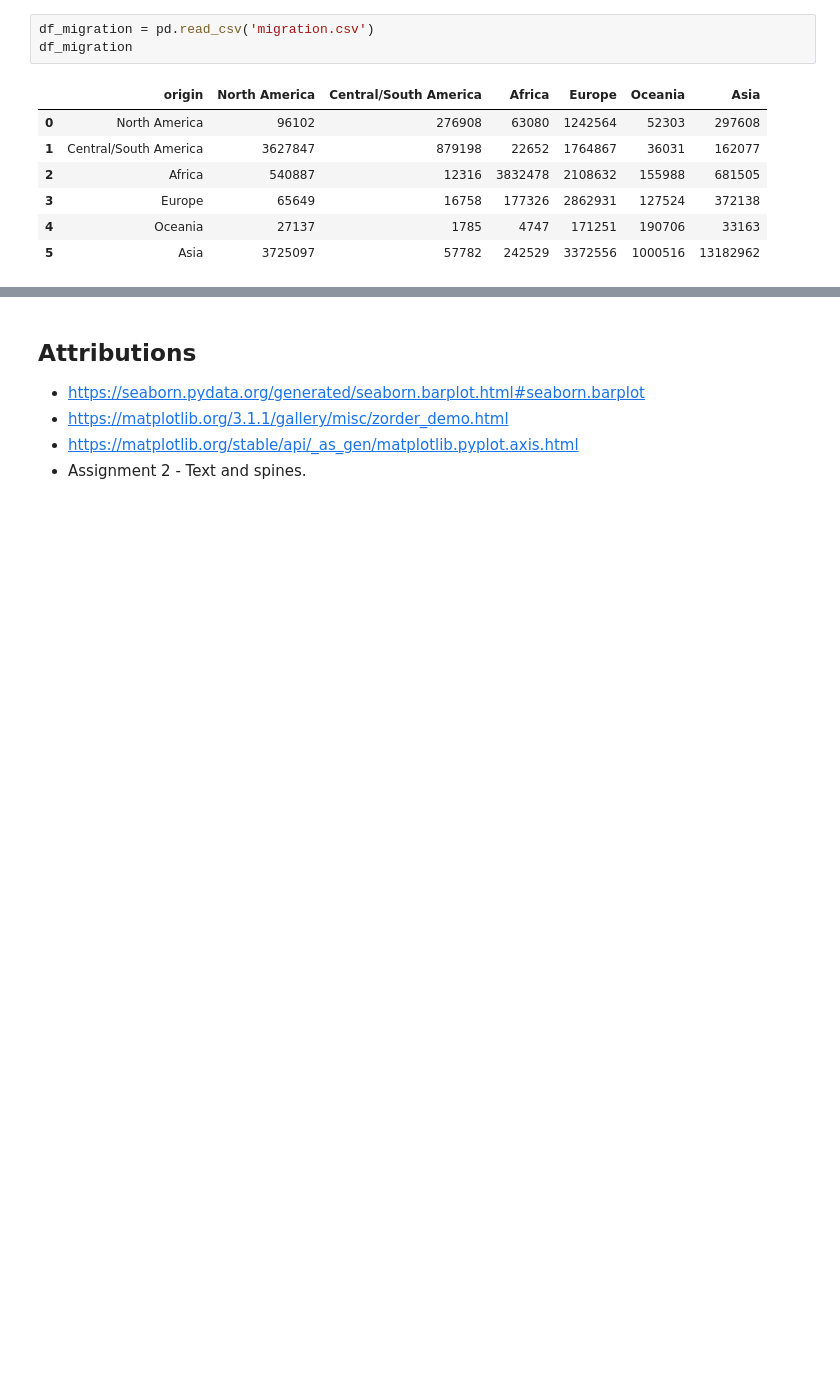
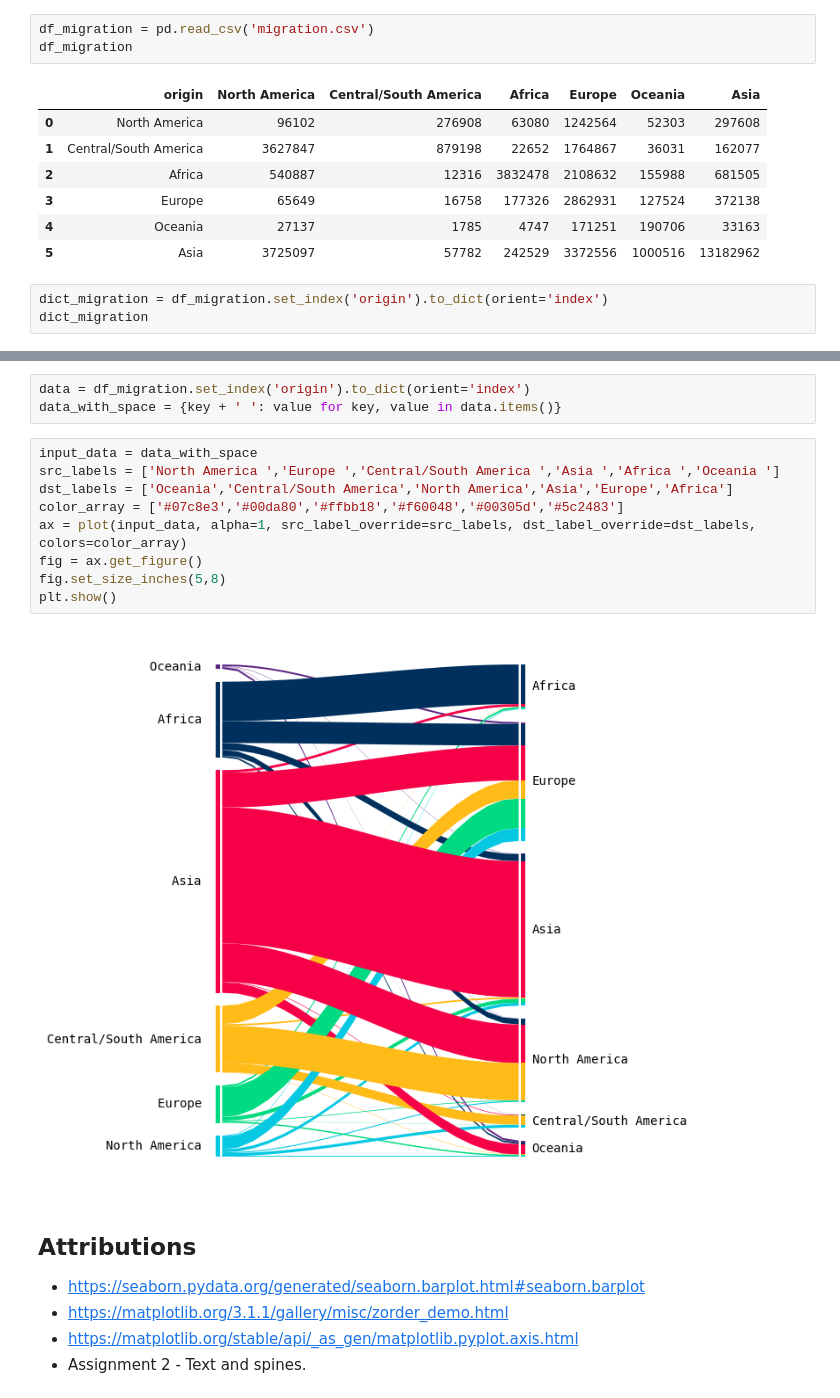
Before and after one commit to pranavarora1895/advanced-data-visualization, a Jupyter notebook: Assignment 4/COMP6934_Assignment4.ipynb, the cells around one changed output, grey strips where cells are left out. Saved outputs shown, nothing was run; the diff lists cells and outputs as text; blank space fills up the shorter version.

```diff
--- a/Assignment 4/COMP6934_Assignment4.ipynb
+++ b/Assignment 4/COMP6934_Assignment4.ipynb
@@ -567,3 +548,6 @@ df_migration
 | 3 | Europe | 65649 | 16758 | 177326 | 2862931 | 127524 | 372138 |
 | 4 | Oceania | 27137 | 1785 | 4747 | 171251 | 190706 | 33163 |
 | 5 | Asia | 3725097 | 57782 | 242529 | 3372556 | 1000516 | 13182962 |
+# %%
+dict_migration = df_migration.set_index('origin').to_dict(orient='index')
+dict_migration
@@ -570,3 +572,17 @@ df_migration
+# %%
+data = df_migration.set_index('origin').to_dict(orient='index')
+data_with_space = {key + ' ': value for key, value in data.items()}
+# %%
+input_data = data_with_space
+src_labels = ['North America ','Europe ','Central/South America ','Asia ','Africa ','Oceania ']
+dst_labels = ['Oceania','Central/South America','North America','Asia','Europe','Africa']
+color_array = ['#07c8e3','#00da80','#ffbb18','#f60048','#00305d','#5c2483']
+ax = plot(input_data, alpha=1, src_label_override=src_labels, dst_label_override=dst_labels, colors=color_array)
+fig = ax.get_figure()
+fig.set_size_inches(5,8)
+plt.show()
+# %% [output]
+[figure, added]
 # %% [markdown]
   ## Attributions
 - https://seaborn.pydata.org/generated/seaborn.barplot.html#seaborn.barplot
```
Also changed, not shown: parts of 3 cells of this notebook.
